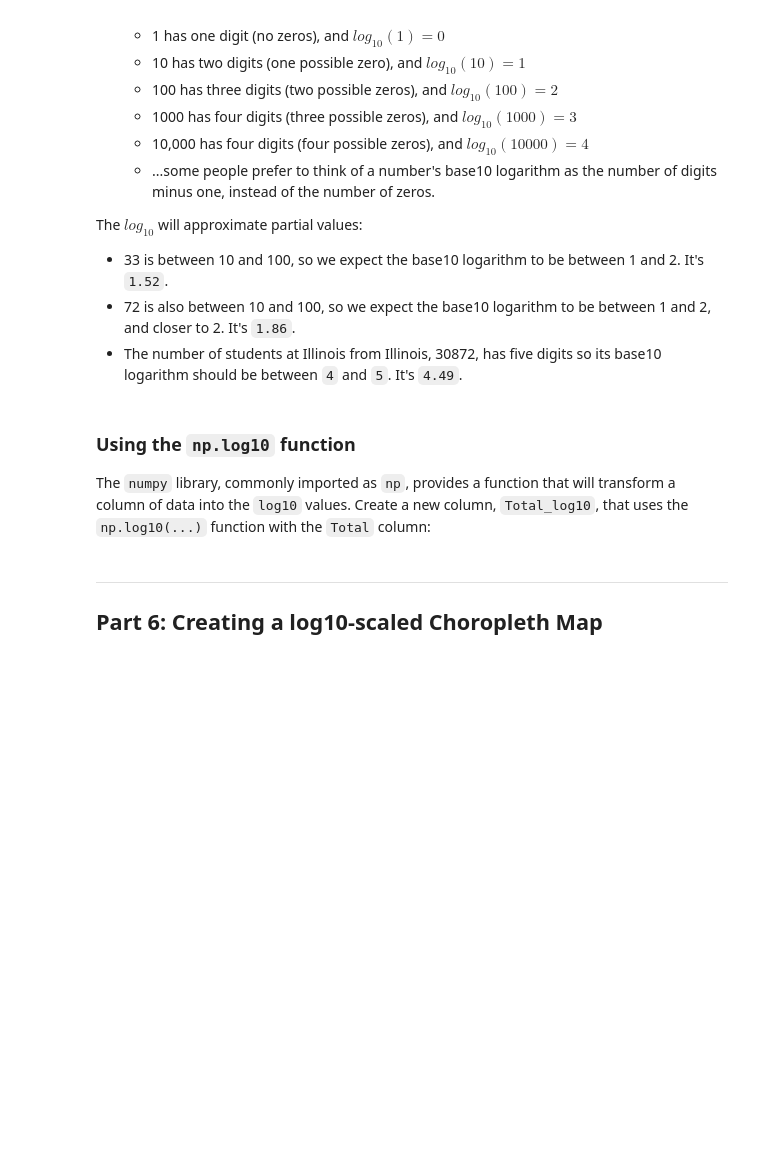
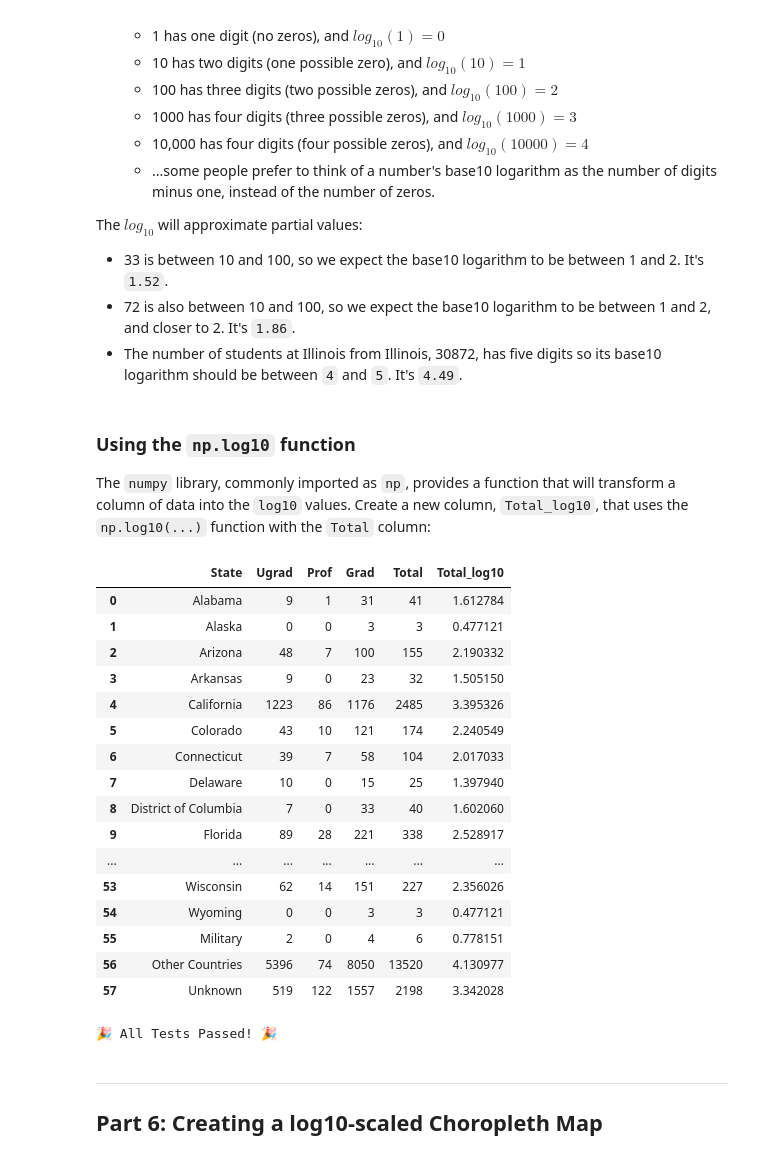
Before and after one commit to economirtrics/microprojects, a Jupyter notebook: microproject-13-choropleth-maps/microproject-13-choropleth-maps.ipynb, the cells around one changed output. Cells and saved outputs as stored; diff of their text form; code cells hidden in the pictures; blank space fills up the shorter version.

```diff
--- a/microproject-13-choropleth-maps/microproject-13-choropleth-maps.ipynb
+++ b/microproject-13-choropleth-maps/microproject-13-choropleth-maps.ipynb
@@ -81,7 +83,8 @@ To help focus on building the choropleth maps, we have extracted the data shown
 
 In the Python variable `df`, create a DataFrame containing the University of Illinois student demographic by state by loading the provided CSV file `uiuc-dmi-students-by-permanent-home-address.csv`:
 # %%
+import pandas as pd
 # Load the University of Illinois student demographic by state:
 # - The data is found in: "uiuc-dmi-students-by-permanent-home-address.csv"
-df = ...
+df = pd.read_csv("uiuc-dmi-students-by-permanent-home-address.csv")
 df
@@ -273,8 +340,26 @@ The $log_{10}$ will approximate partial values:
 The `numpy` library, commonly imported as `np`, provides a function that will transform a column of data into the `log10` values.  Create a new column, `Total_log10`, that uses the `np.log10(...)` function with the `Total` column:
 # %%
 import numpy as np
-df["Total_log10"] = ...
+df["Total_log10"] = np.log10(df['Total'])
 df
+# %% [output]
+|  | State | Ugrad | Prof | Grad | Total | Total_log10 |
+| 0 | Alabama | 9 | 1 | 31 | 41 | 1.612784 |
+| 1 | Alaska | 0 | 0 | 3 | 3 | 0.477121 |
+| 2 | Arizona | 48 | 7 | 100 | 155 | 2.190332 |
+| 3 | Arkansas | 9 | 0 | 23 | 32 | 1.505150 |
+| 4 | California | 1223 | 86 | 1176 | 2485 | 3.395326 |
+| 5 | Colorado | 43 | 10 | 121 | 174 | 2.240549 |
+| 6 | Connecticut | 39 | 7 | 58 | 104 | 2.017033 |
+| 7 | Delaware | 10 | 0 | 15 | 25 | 1.397940 |
+| 8 | District of Columbia | 7 | 0 | 33 | 40 | 1.602060 |
+| 9 | Florida | 89 | 28 | 221 | 338 | 2.528917 |
+| ... | ... | ... | ... | ... | ... | ... |
+| 53 | Wisconsin | 62 | 14 | 151 | 227 | 2.356026 |
+| 54 | Wyoming | 0 | 0 | 3 | 3 | 0.477121 |
+| 55 | Military | 2 | 0 | 4 | 6 | 0.778151 |
+| 56 | Other Countries | 5396 | 74 | 8050 | 13520 | 4.130977 |
+| 57 | Unknown | 519 | 122 | 1557 | 2198 | 3.342028 |
 # %%
 ### TEST CASE for Part 5: Scaling Data
 import math
@@ -283,6 +368,8 @@ tada = "\N{PARTY POPPER}"
 assert('Total_log10' in df), "Ensure that your new column in `df` is called `Total_log10`."
 assert( math.isclose((np.log10(df.Total) - df["Total_log10"]).sum(), 0) ), "The values in your `Total_log10` column are incorrect."
 print(f"{tada} All Tests Passed! {tada}")
+# %% [output]
+🎉 All Tests Passed! 🎉
 # %% [markdown]
 <hr style="color: #DD3403;">
 
```
Also changed, not shown: parts of 13 cells of this notebook.
